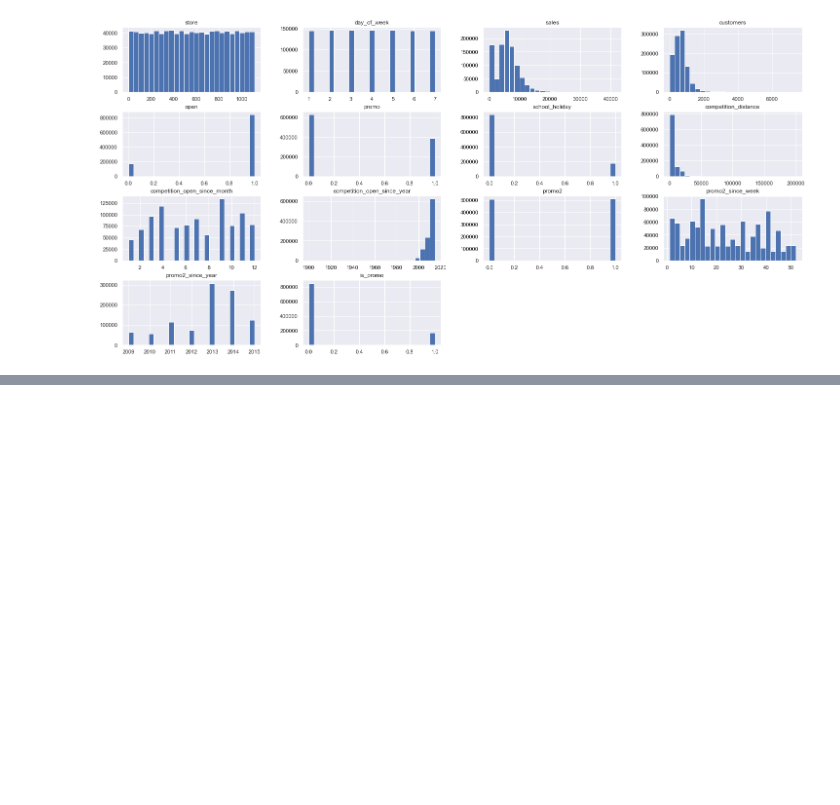
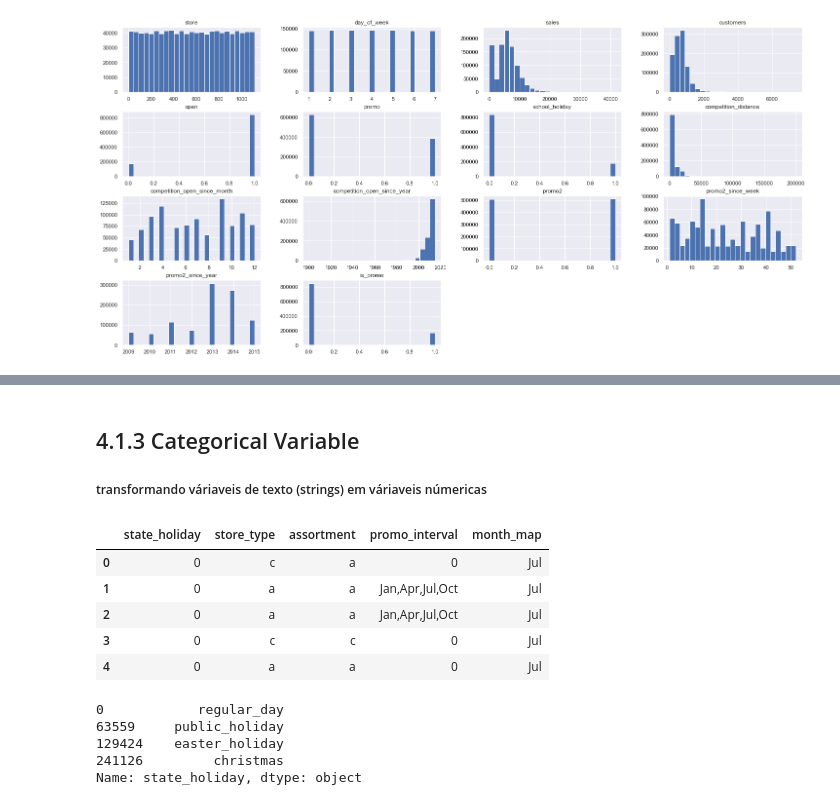
Before and after one commit to guiaraujofreitas/rossmann_estudo, a Jupyter notebook: Store-analise_dados_ modulo_04_1.ipynb, the cells around one changed output, grey strips where cells are left out. Drawn from its saved outputs; the diff is of its cells as text; code cells hidden in the pictures; blank space fills up the shorter version.

Commit message:
atualização aula 04 - calculando strings

```diff
--- a/Store-analise_dados_ modulo_04_1.ipynb
+++ b/Store-analise_dados_ modulo_04_1.ipynb
@@ -643,0 +625,28 @@ metricas
+# %% [markdown]
+## 4.1.3 Categorical Variable
+ ##### transformando váriaveis de texto (strings) em váriaveis númericas
+# %%
+cat_attributes.head()
+
+#nessa etapa é interessante fazer essa análise para sabemos qual tipo de feriado há mais impacto em relação as vendas.
+#então vamos descobrir quantas linhas (podemos entender como volume) há mais frequência.
+# %% [output]
+|  | state_holiday | store_type | assortment | promo_interval | month_map |
+| 0 | 0 | c | a | 0 | Jul |
+| 1 | 0 | a | a | Jan,Apr,Jul,Oct | Jul |
+| 2 | 0 | a | a | Jan,Apr,Jul,Oct | Jul |
+| 3 | 0 | c | c | 0 | Jul |
+| 4 | 0 | a | a | 0 | Jul |
+# %%
+df4['state_holiday'].drop_duplicates()
+#esse total numérico representa o volume de vendas das lojas. Como visto regular_day (dia útil) é 0, pois é um dia comum de trabalho.
+
+#fonte p/ entender o gráfico.
+# https://medium.com/@gisely.alves/visualiza%C3%A7%C3%A3o-de-dados-com-seaborn-2fd0defd9adb
+# https://learndataeveryday.com/02-aprenda-estatistica-com-python-analise-categorica/#:~:text=O%20nome%20desse%20m%C3%A9todo%20%C3%A9,'%2Cdata%3Ddataframededados).
+# %% [output]
+0            regular_day
+63559     public_holiday
+129424    easter_holiday
+241126         christmas
+Name: state_holiday, dtype: object
```
Also changed, not shown: parts of 6 cells of this notebook.
